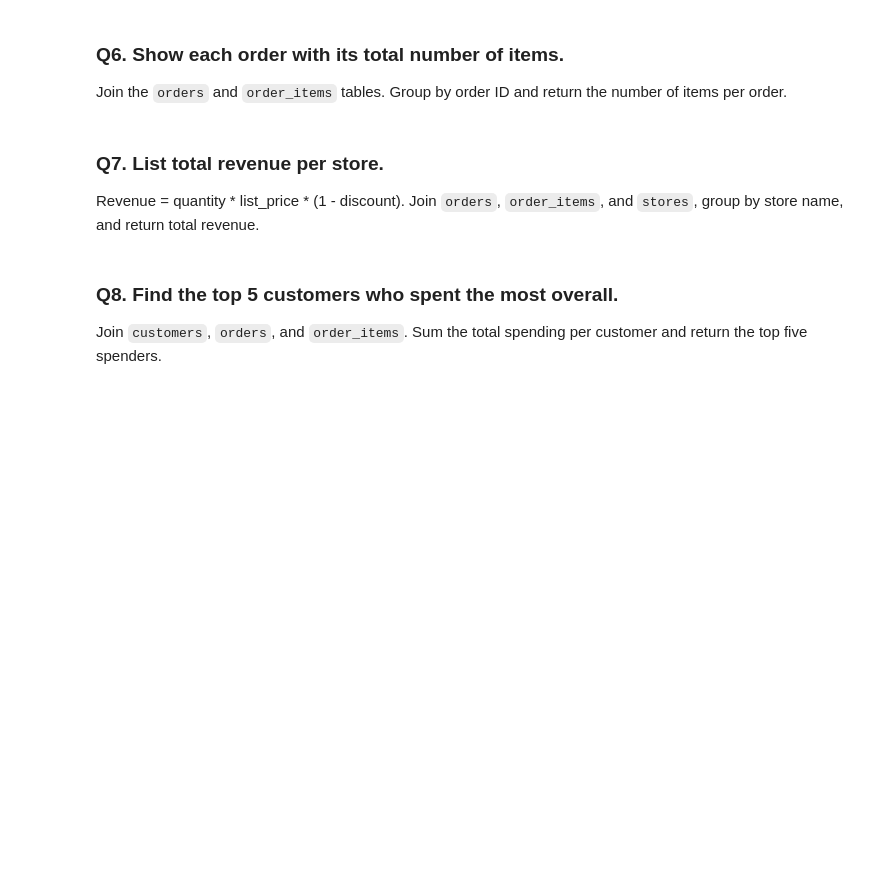
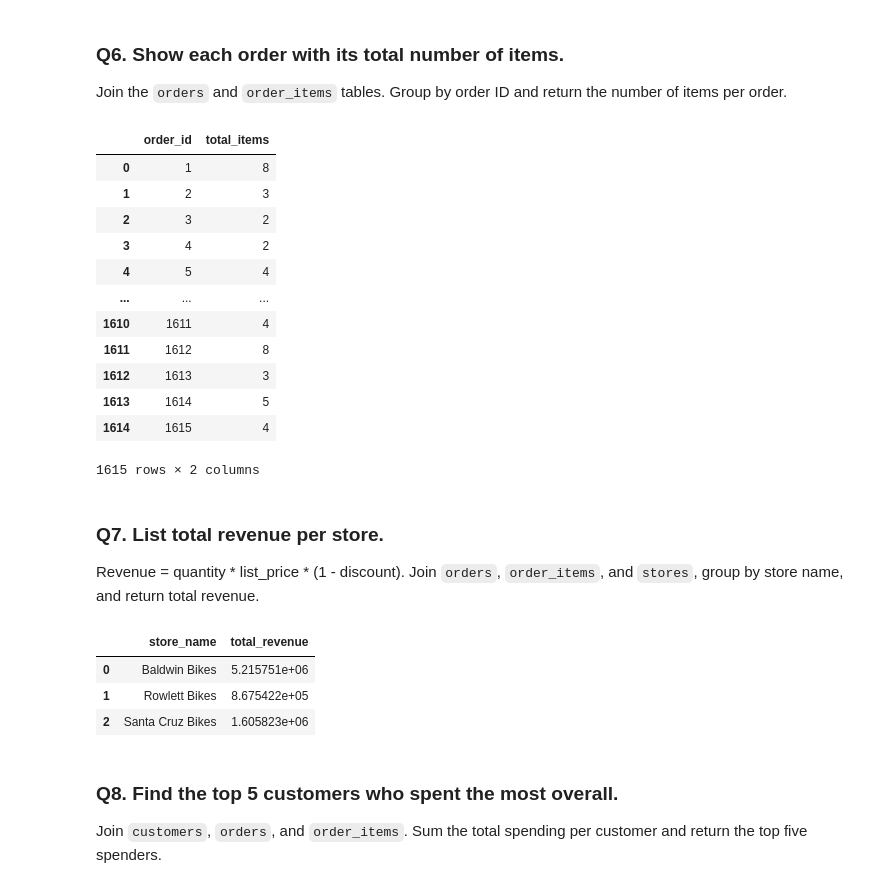
Before and after one commit to jmlax123/DataAnalysisModule3, a Jupyter notebook: Week3/workflow_practice.ipynb, the cells around one changed output. Cells and saved outputs as stored; diff of their text form; code cells hidden in the pictures; blank space fills up the shorter version.

```diff
--- a/Week3/workflow_practice.ipynb
+++ b/Week3/workflow_practice.ipynb
@@ -253,8 +253,28 @@ Join the `orders` and `order_items` tables. Group by order ID and return the num
 # %%
 # Your query here
 query6 = """
+    SELECT
+        o.order_id,
+        SUM(oi.quantity) AS total_items
+    FROM orders o
+    LEFT JOIN order_items oi ON o.order_id = oi.order_id
+    GROUP BY o.order_id;
 """
 pd.read_sql(query6, connection)
+# %% [output]
+|  | order_id | total_items |
+| 0 | 1 | 8 |
+| 1 | 2 | 3 |
+| 2 | 3 | 2 |
+| 3 | 4 | 2 |
+| 4 | 5 | 4 |
+| ... | ... | ... |
+| 1610 | 1611 | 4 |
+| 1611 | 1612 | 8 |
+| 1612 | 1613 | 3 |
+| 1613 | 1614 | 5 |
+| 1614 | 1615 | 4 |
+1615 rows × 2 columns
 # %% [markdown]
 ### Q7. List total revenue per store.
 
@@ -262,8 +282,20 @@ Revenue = quantity * list_price * (1 - discount). Join `orders`, `order_items`,
 # %%
 # Your query here
 query7 = """
+    SELECT
+        s.store_name,
+        SUM(oi.quantity * list_price * (1 - discount)) AS total_revenue
+    FROM orders o
+    LEFT JOIN order_items oi ON o.order_id = oi.order_id
+    LEFT JOIN stores s ON o.store_id = s.store_id
+    GROUP BY s.store_name;
 """
 pd.read_sql(query7, connection)
+# %% [output]
+|  | store_name | total_revenue |
+| 0 | Baldwin Bikes | 5.215751e+06 |
+| 1 | Rowlett Bikes | 8.675422e+05 |
+| 2 | Santa Cruz Bikes | 1.605823e+06 |
 # %% [markdown]
 ### Q8. Find the top 5 customers who spent the most overall.
 
```
Also changed, not shown: parts of 8 cells of this notebook.
